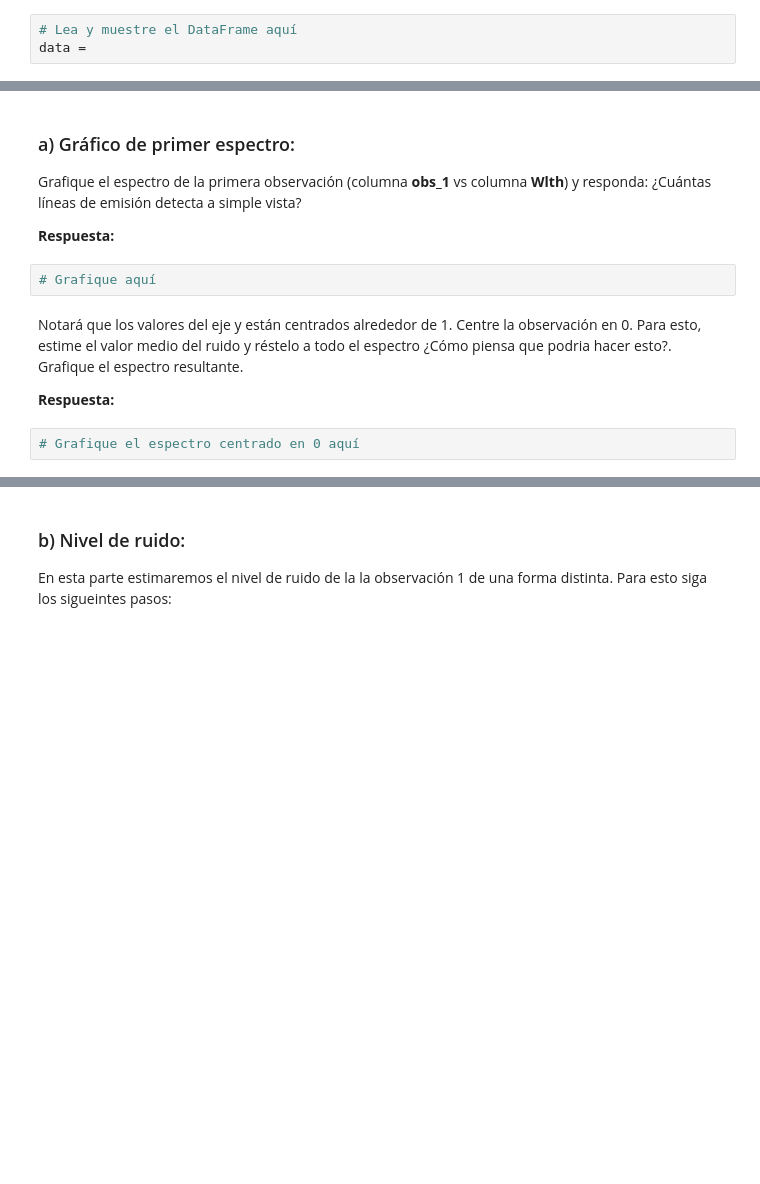
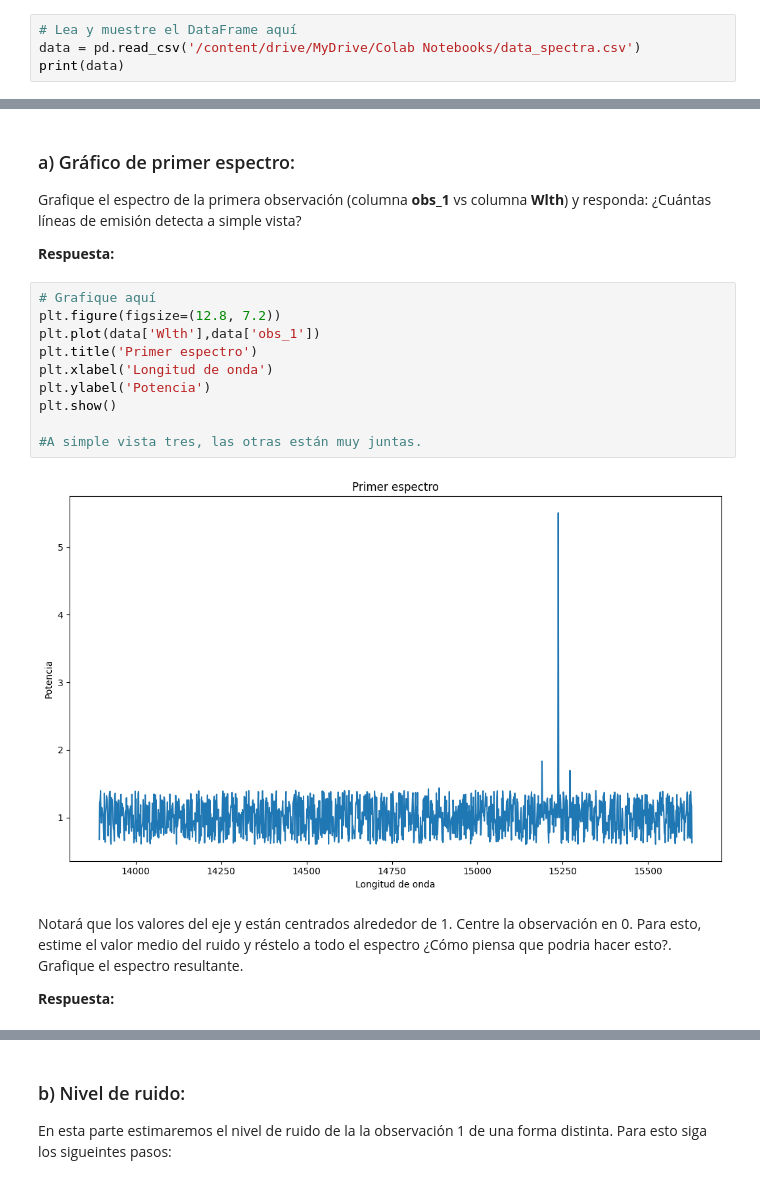
Before and after one commit to Martin-EliasG/Tarea-2, a Jupyter notebook: Tarea2.ipynb, the cells around one changed output, grey strips where cells are left out. Cells and saved outputs as stored; diff of their text form; blank space fills up the shorter version.

```diff
--- a/Tarea2.ipynb
+++ b/Tarea2.ipynb
@@ -184,4 +226,5 @@ Abra el archivo **data_spectra.csv** con pandas y muestre el DataFrame. (No es n
 Las columnas **obs** corresponden a observaciones (espectro) de un objeto, en la que cada valor corresponde a la potencia asociada a una longitud de onda. La columna **Wlth** corresponde a las longitudes de onda.
 # %%
 # Lea y muestre el DataFrame aquí
-data =
+data = pd.read_csv('/content/drive/MyDrive/Colab Notebooks/data_spectra.csv')
+print(data)
@@ -190,11 +251,19 @@ data =
 Grafique el espectro de la primera observación (columna **obs_1** vs columna **Wlth**) y responda: ¿Cuántas líneas de emisión detecta a simple vista?
 
 **Respuesta:**
-# %%
-# Grafique aquí
+# %%
+# Grafique aquí
+plt.figure(figsize=(12.8, 7.2))
+plt.plot(data['Wlth'],data['obs_1'])
+plt.title('Primer espectro')
+plt.xlabel('Longitud de onda')
+plt.ylabel('Potencia')
+plt.show()
+
+#A simple vista tres, las otras están muy juntas.
+# %% [output]
+[figure, added]
 # %% [markdown]
 Notará que los valores del eje y están centrados alrededor de 1. Centre la observación en 0. Para esto, estime el valor medio del ruido y réstelo a todo el espectro ¿Cómo piensa que podria hacer esto?. Grafique el espectro resultante.
 
 **Respuesta:**
-# %%
-# Grafique el espectro centrado en 0 aquí
```
Also changed, not shown: parts of 19 cells of this notebook.
